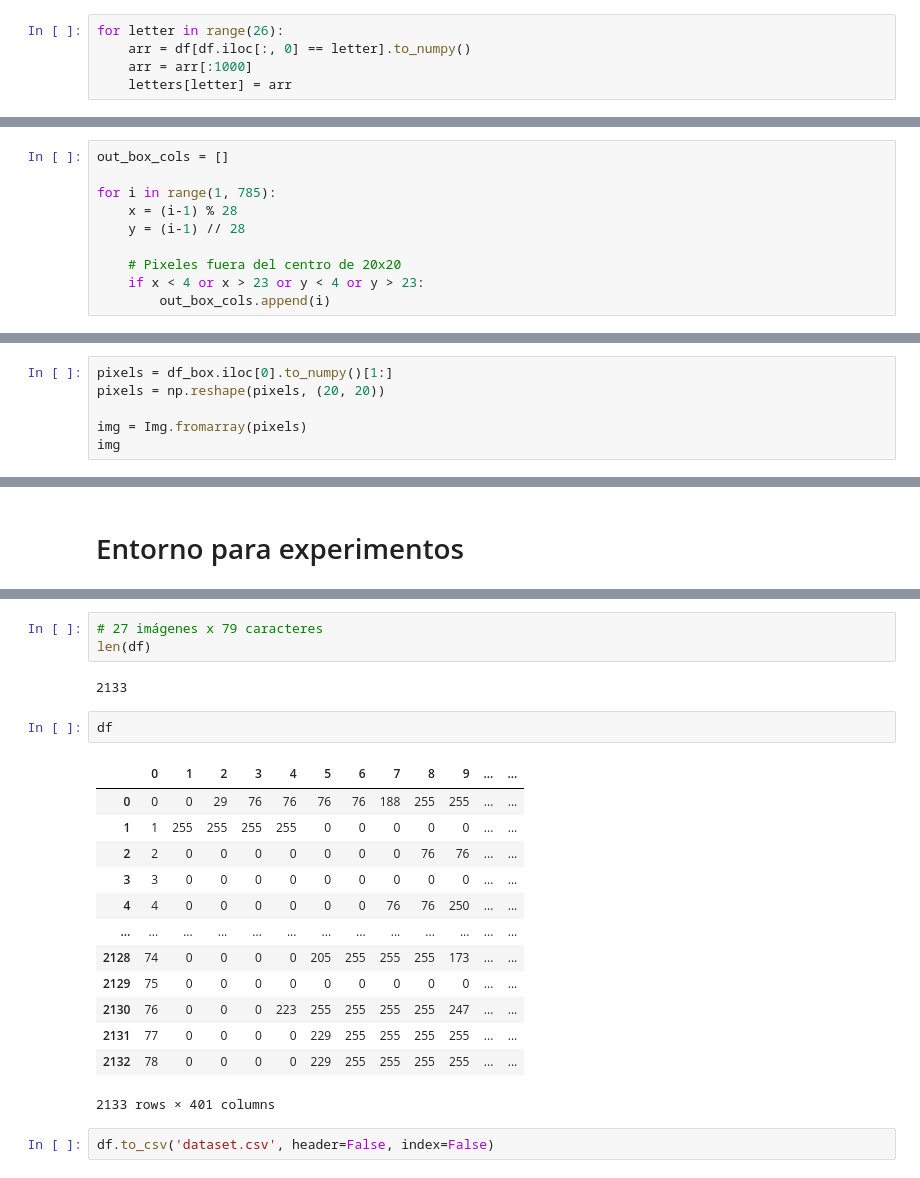
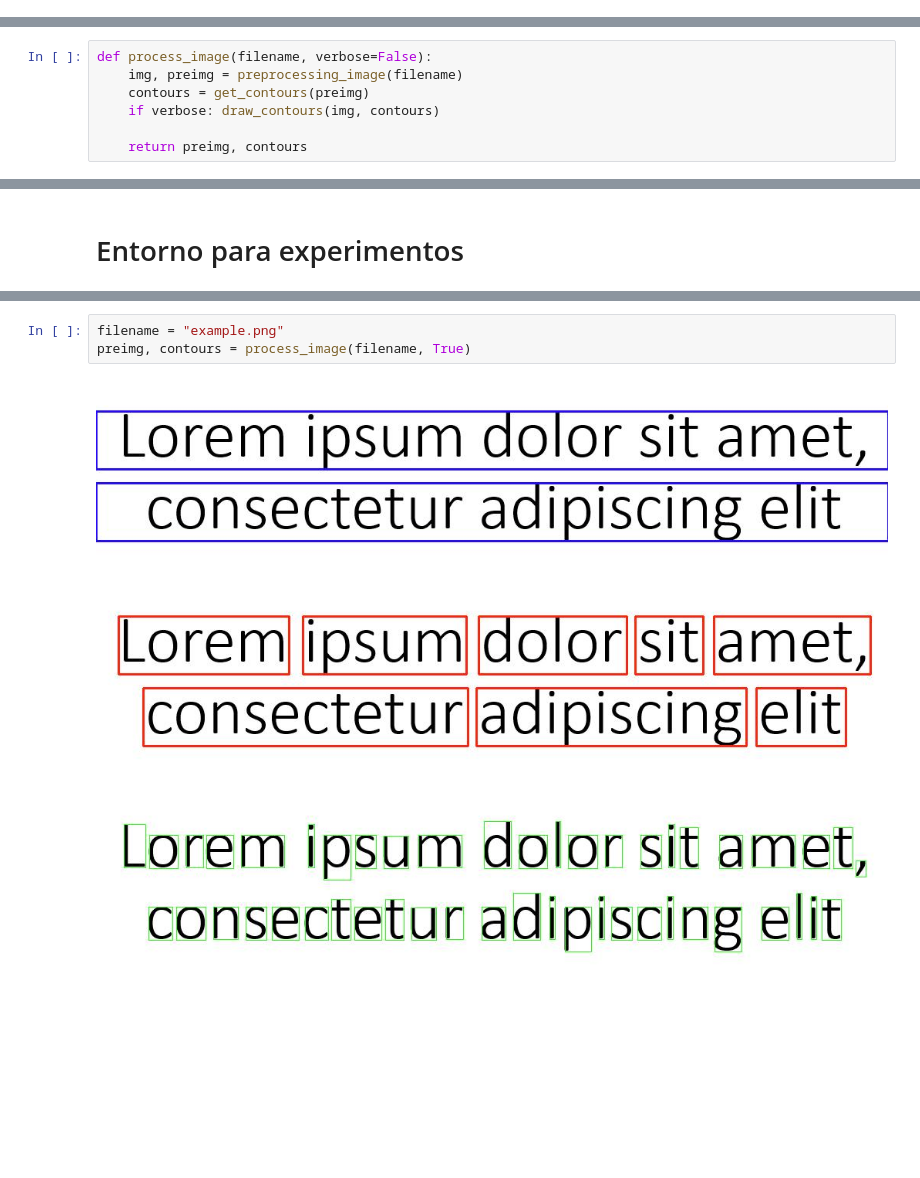
Before and after one commit to OscarRojasG/OCR, a Jupyter notebook: OCR.ipynb, the cells around one changed output, grey strips where cells are left out. Saved outputs shown, nothing was run; the diff lists cells and outputs as text; blank space fills up the shorter version.

```diff
--- a/OCR.ipynb
+++ b/OCR.ipynb
@@ -95,5 +2,0 @@ Name: 0, dtype: int64
-# %%
-for letter in range(26):
-    arr = df[df.iloc[:, 0] == letter].to_numpy()
-    arr = arr[:1000]
-    letters[letter] = arr
@@ -105,10 +2,0 @@ np.savetxt("sample.csv", flt_arr.astype(int), fmt='%i', delimiter=",")
-# %%
-out_box_cols = []
-
-for i in range(1, 785):
-    x = (i-1) % 28
-    y = (i-1) // 28
-
-    # Pixeles fuera del centro de 20x20
-    if x < 4 or x > 23 or y < 4 or y > 23:
-        out_box_cols.append(i)
@@ -134,6 +2,0 @@ df_box = df.drop(df.columns[out_box_cols], axis=1)
-# %%
-pixels = df_box.iloc[0].to_numpy()[1:]
-pixels = np.reshape(pixels, (20, 20))
-
-img = Img.fromarray(pixels)
-img
@@ -146,0 +219,7 @@ np.savetxt("sample.csv", df_box_arr.astype(int), fmt='%i', delimiter=",")
+# %%
+def process_image(filename, verbose=False):
+    img, preimg = preprocessing_image(filename)
+    contours = get_contours(preimg)
+    if verbose: draw_contours(img, contours)
+
+    return preimg, contours
@@ -1066,23 +687,7 @@ for file in os.listdir(path):
-# %%
-# 27 imágenes x 79 caracteres
-len(df)
-# %% [output]
-2133
-# %%
-df
-# %% [output]
-|  | 0 | 1 | 2 | 3 | 4 | 5 | 6 | 7 | 8 | 9 | ... | ... |
-| 0 | 0 | 0 | 29 | 76 | 76 | 76 | 76 | 188 | 255 | 255 | ... | ... |
-| 1 | 1 | 255 | 255 | 255 | 255 | 0 | 0 | 0 | 0 | 0 | ... | ... |
-| 2 | 2 | 0 | 0 | 0 | 0 | 0 | 0 | 0 | 76 | 76 | ... | ... |
-| 3 | 3 | 0 | 0 | 0 | 0 | 0 | 0 | 0 | 0 | 0 | ... | ... |
-| 4 | 4 | 0 | 0 | 0 | 0 | 0 | 0 | 76 | 76 | 250 | ... | ... |
-| ... | ... | ... | ... | ... | ... | ... | ... | ... | ... | ... | ... | ... |
-| 2128 | 74 | 0 | 0 | 0 | 0 | 205 | 255 | 255 | 255 | 173 | ... | ... |
-| 2129 | 75 | 0 | 0 | 0 | 0 | 0 | 0 | 0 | 0 | 0 | ... | ... |
-| 2130 | 76 | 0 | 0 | 0 | 223 | 255 | 255 | 255 | 255 | 247 | ... | ... |
-| 2131 | 77 | 0 | 0 | 0 | 0 | 229 | 255 | 255 | 255 | 255 | ... | ... |
-| 2132 | 78 | 0 | 0 | 0 | 0 | 229 | 255 | 255 | 255 | 255 | ... | ... |
-2133 rows × 401 columns
-# %%
-df.to_csv('dataset.csv', header=False, index=False)
+# %%
+filename = "example.png"
+preimg, contours = process_image(filename, True)
+# %% [output]
+[figure, added]
+[figure, added]
+[figure, added]
```
Also changed, not shown: parts of 96 cells of this notebook.
